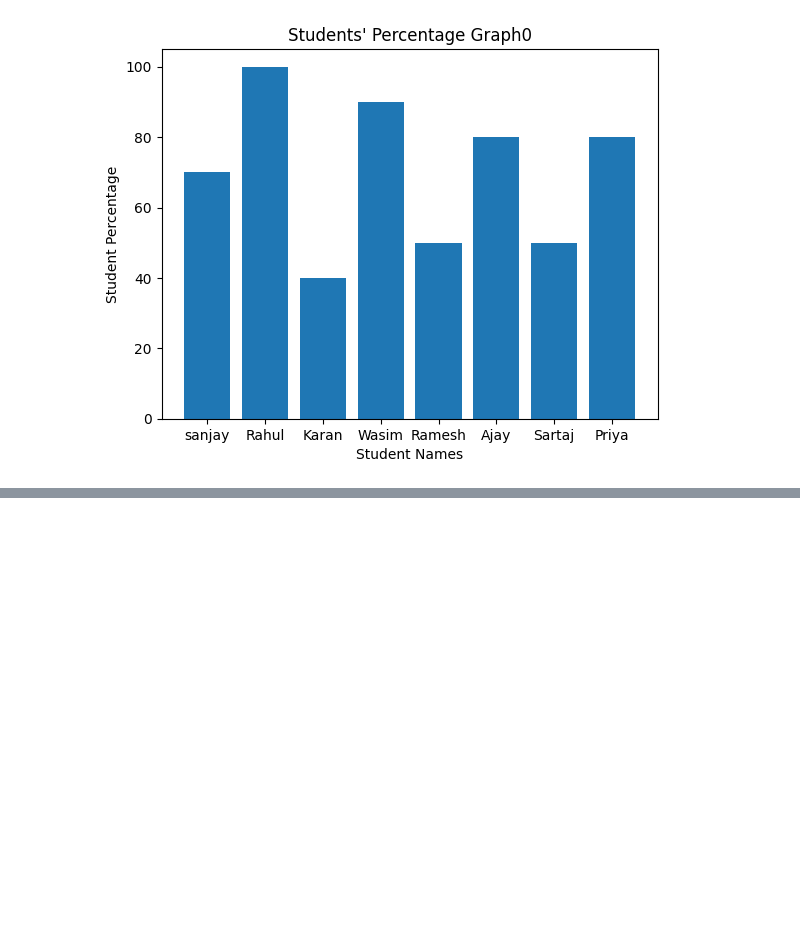
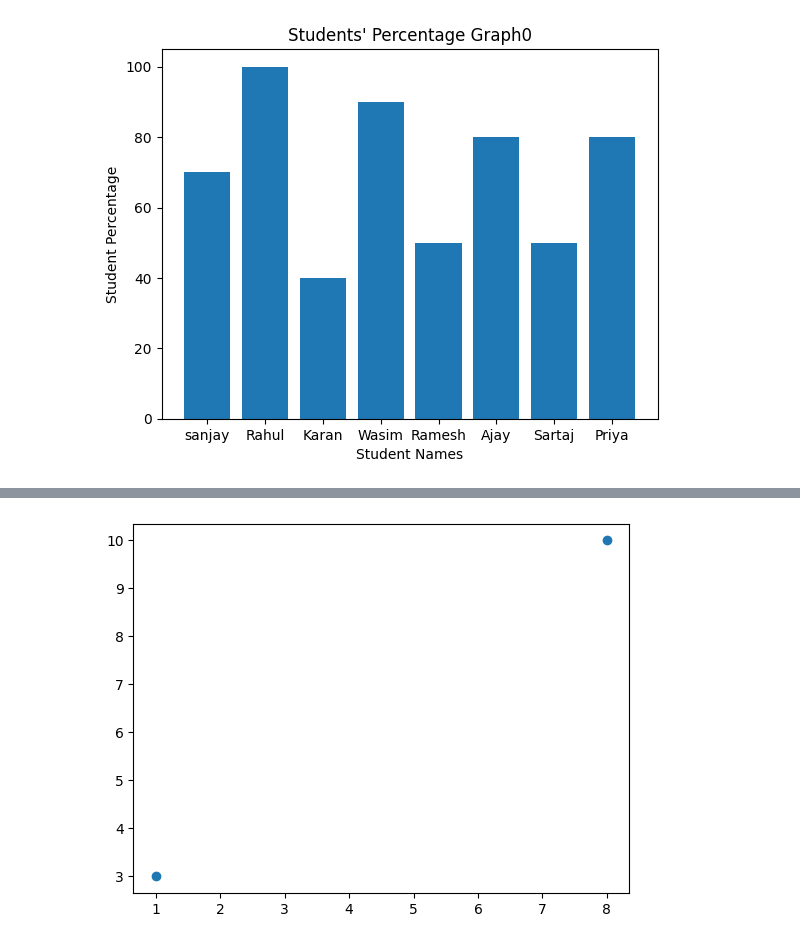
Before and after one commit to musfi64/Abstraction-and-Polymorphism, a Jupyter notebook: Matplotlib.ipynb, the cells around one changed output, grey strips where cells are left out. Saved outputs shown, nothing was run; the diff lists cells and outputs as text; code cells hidden in the pictures; blank space fills up the shorter version.

```diff
--- a/Matplotlib.ipynb
+++ b/Matplotlib.ipynb
@@ -37,0 +54,8 @@ percentage_bar_chart()
+# %%
+xpoints=np.array([1, 8])
+ypoints=np.array([3, 10])
+
+plt.plot(xpoints, ypoints, 'o')
+plt.show()
+# %% [output]
+[figure, added]
```
Also changed, not shown: parts of 3 cells of this notebook.
